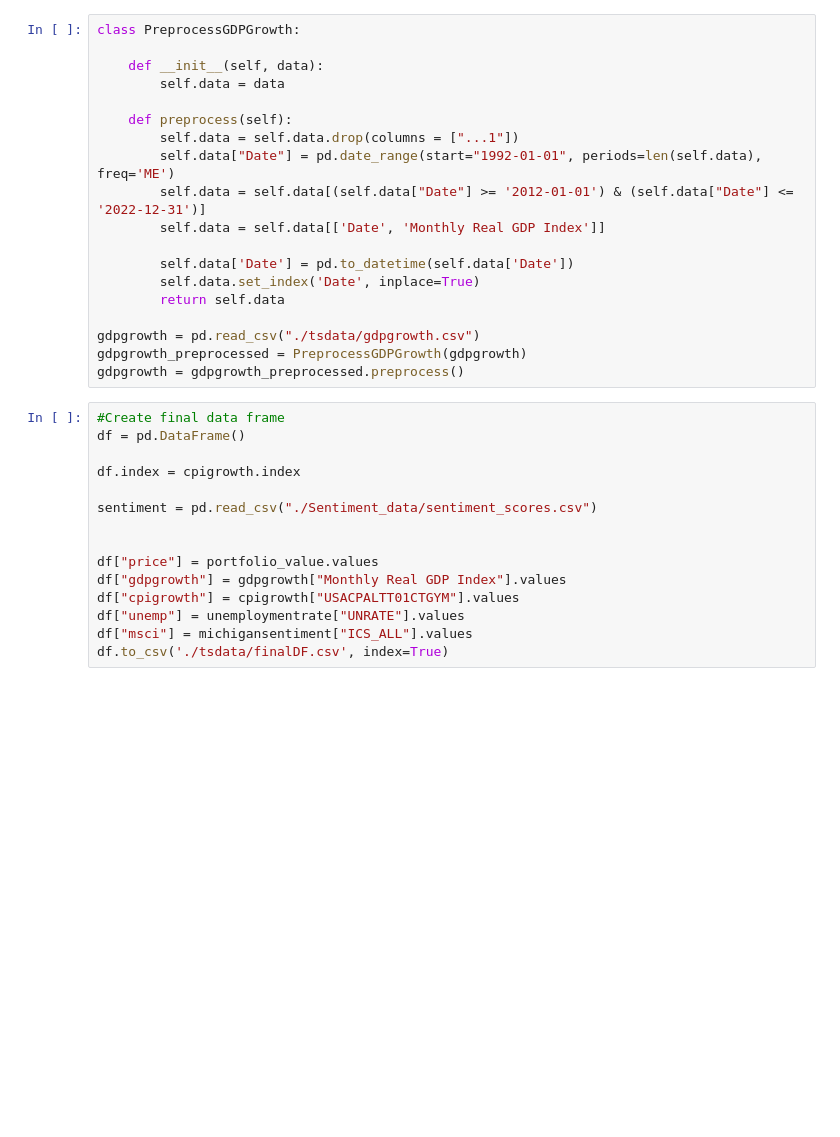
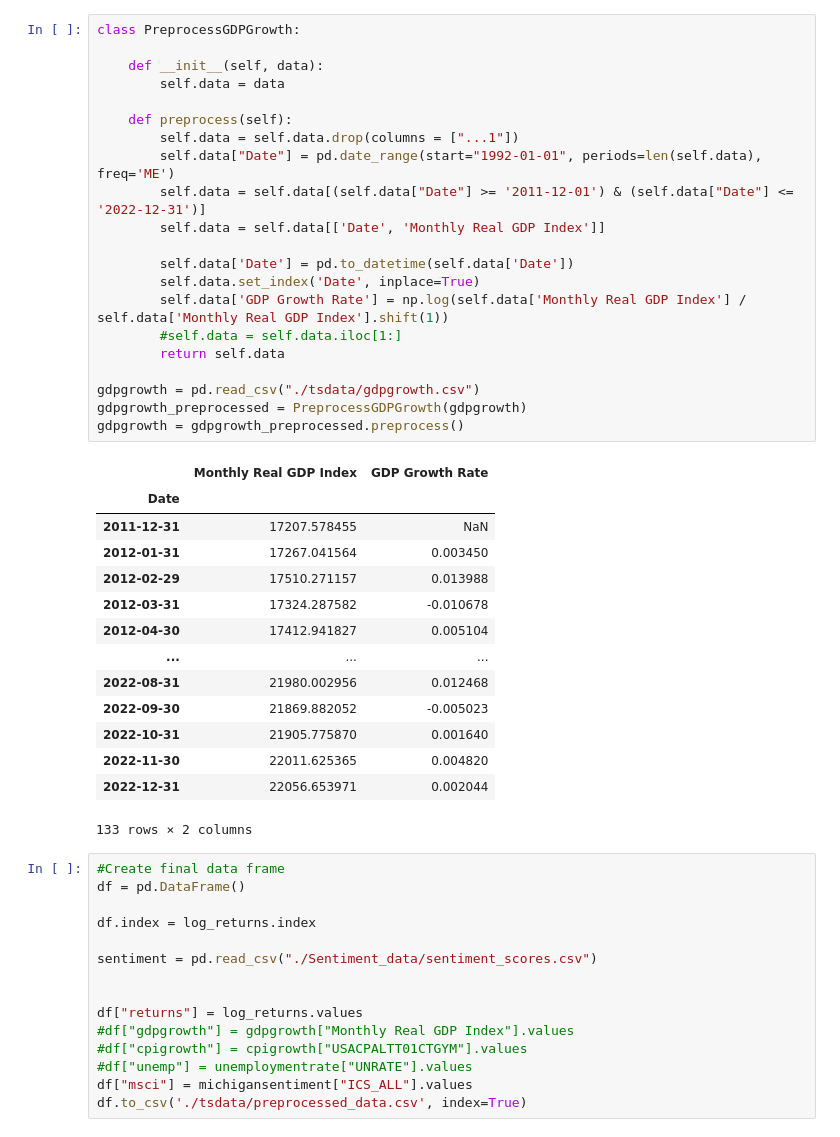
Before and after one commit to MDrschl/SalesEQ, a Jupyter notebook: TimeseriesPreprocessing.ipynb, the cells around one changed output. Drawn from its saved outputs; the diff is of its cells as text; blank space fills up the shorter version.

```diff
--- a/TimeseriesPreprocessing.ipynb
+++ b/TimeseriesPreprocessing.ipynb
@@ -91,34 +106,51 @@ michigansentiment = michigansentiment_preprocessed.preprocess()
 # %%
 class PreprocessGDPGrowth:
 
     def __init__(self, data):
         self.data = data
 
     def preprocess(self):
         self.data = self.data.drop(columns = ["...1"])
         self.data["Date"] = pd.date_range(start="1992-01-01", periods=len(self.data), freq='ME')
-        self.data = self.data[(self.data["Date"] >= '2012-01-01') & (self.data["Date"] <= '2022-12-31')]
+        self.data = self.data[(self.data["Date"] >= '2011-12-01') & (self.data["Date"] <= '2022-12-31')]
         self.data = self.data[['Date', 'Monthly Real GDP Index']]
 
         self.data['Date'] = pd.to_datetime(self.data['Date'])
         self.data.set_index('Date', inplace=True)
+        self.data['GDP Growth Rate'] = np.log(self.data['Monthly Real GDP Index'] / self.data['Monthly Real GDP Index'].shift(1))
+        #self.data = self.data.iloc[1:]
         return self.data
 
 gdpgrowth = pd.read_csv("./tsdata/gdpgrowth.csv")
 gdpgrowth_preprocessed = PreprocessGDPGrowth(gdpgrowth)
 gdpgrowth = gdpgrowth_preprocessed.preprocess()
+# %% [output]
+|  | Monthly Real GDP Index | GDP Growth Rate |
+| Date |  |  |
+| 2011-12-31 | 17207.578455 | NaN |
+| 2012-01-31 | 17267.041564 | 0.003450 |
+| 2012-02-29 | 17510.271157 | 0.013988 |
+| 2012-03-31 | 17324.287582 | -0.010678 |
+| 2012-04-30 | 17412.941827 | 0.005104 |
+| ... | ... | ... |
+| 2022-08-31 | 21980.002956 | 0.012468 |
+| 2022-09-30 | 21869.882052 | -0.005023 |
+| 2022-10-31 | 21905.775870 | 0.001640 |
+| 2022-11-30 | 22011.625365 | 0.004820 |
+| 2022-12-31 | 22056.653971 | 0.002044 |
+133 rows × 2 columns
 # %%
 #Create final data frame
 df = pd.DataFrame()
 
-df.index = cpigrowth.index
+df.index = log_returns.index
 
 sentiment = pd.read_csv("./Sentiment_data/sentiment_scores.csv")
 
 
-df["price"] = portfolio_value.values
-df["gdpgrowth"] = gdpgrowth["Monthly Real GDP Index"].values
-df["cpigrowth"] = cpigrowth["USACPALTT01CTGYM"].values
-df["unemp"] = unemploymentrate["UNRATE"].values
+df["returns"] = log_returns.values
+#df["gdpgrowth"] = gdpgrowth["Monthly Real GDP Index"].values
+#df["cpigrowth"] = cpigrowth["USACPALTT01CTGYM"].values
+#df["unemp"] = unemploymentrate["UNRATE"].values
 df["msci"] = michigansentiment["ICS_ALL"].values
-df.to_csv('./tsdata/finalDF.csv', index=True)
+df.to_csv('./tsdata/preprocessed_data.csv', index=True)
```
Also changed, not shown: parts of 4 cells of this notebook, 6 other files.
